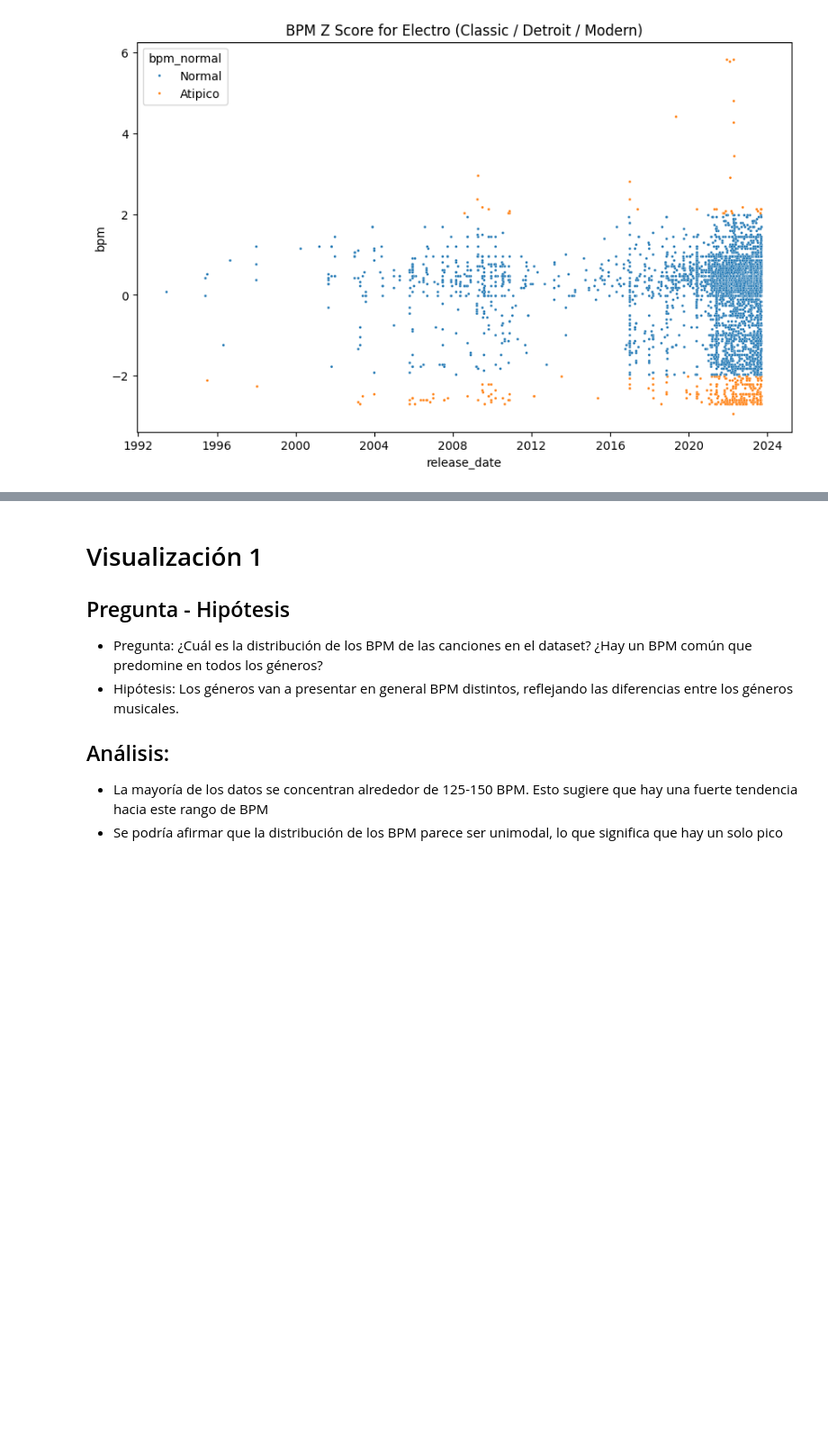
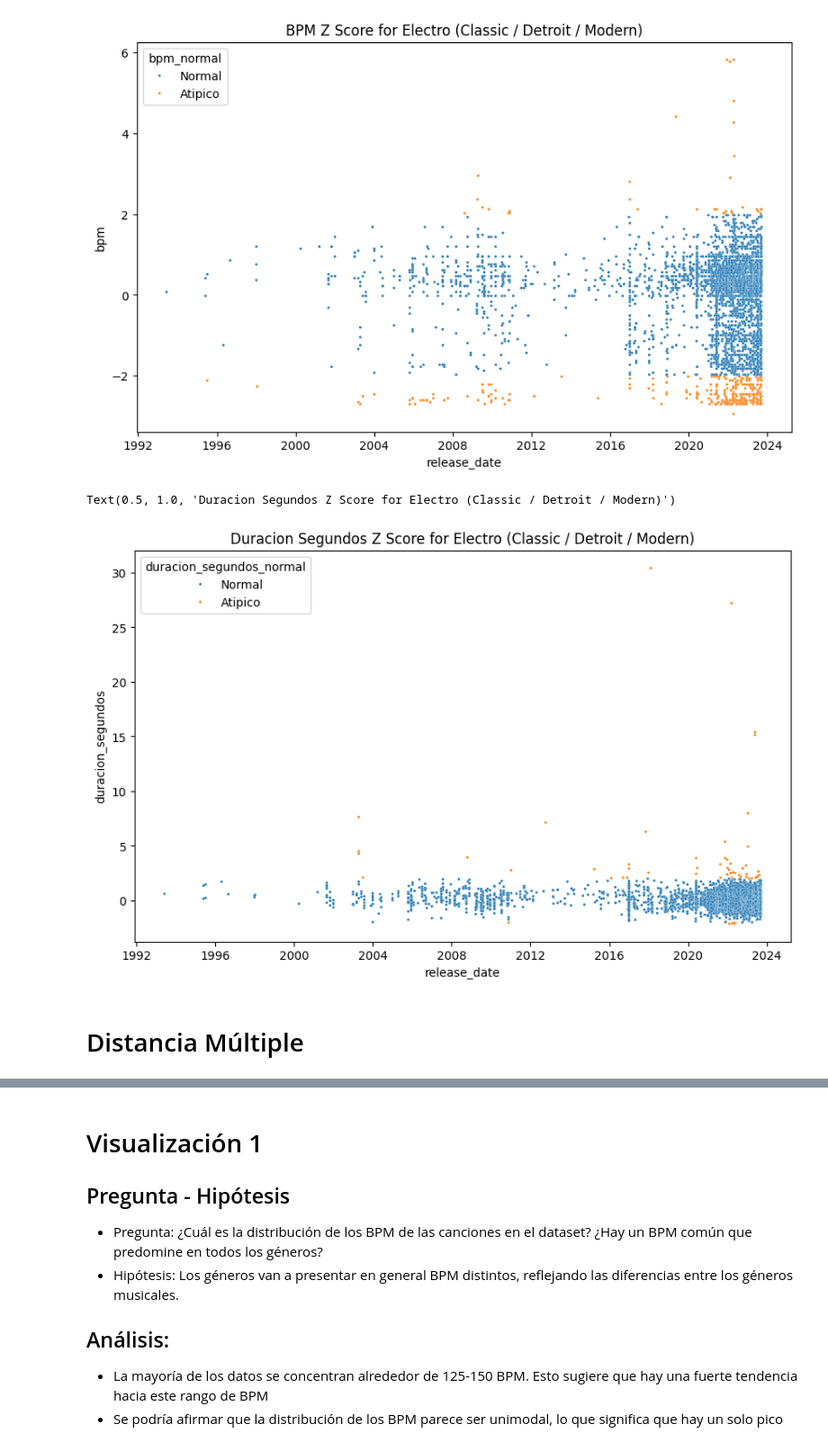
Before and after one commit to SantiagoSierraIba/coderhouse_data_science, a Jupyter notebook: visualizacionSierraIbanez.ipynb, the cells around one changed output, grey strips where cells are left out. Shown at 90% size. Cells and saved outputs as stored; diff of their text form; code cells hidden in the pictures; blank space fills up the shorter version.

```diff
--- a/visualizacionSierraIbanez.ipynb
+++ b/visualizacionSierraIbanez.ipynb
@@ -148,3 +148,12 @@ plt.title('BPM Z Score for Electro (Classic / Detroit / Modern)')
 # %% [output]
 Text(0.5, 1.0, 'BPM Z Score for Electro (Classic / Detroit / Modern)')
 [figure]
+# %%
+plt.figure(figsize=(10,6))
+sns.scatterplot(x = datos_z.release_date, y = datos_z.duracion_segundos, hue = datos_z['duracion_segundos_normal'], s = 5)
+plt.title('Duracion Segundos Z Score for Electro (Classic / Detroit / Modern)')
+# %% [output]
+Text(0.5, 1.0, 'Duracion Segundos Z Score for Electro (Classic / Detroit / Modern)')
+[figure, added]
+# %% [markdown]
+# Distancia Múltiple
```
Also changed, not shown: parts of 2 cells of this notebook.
